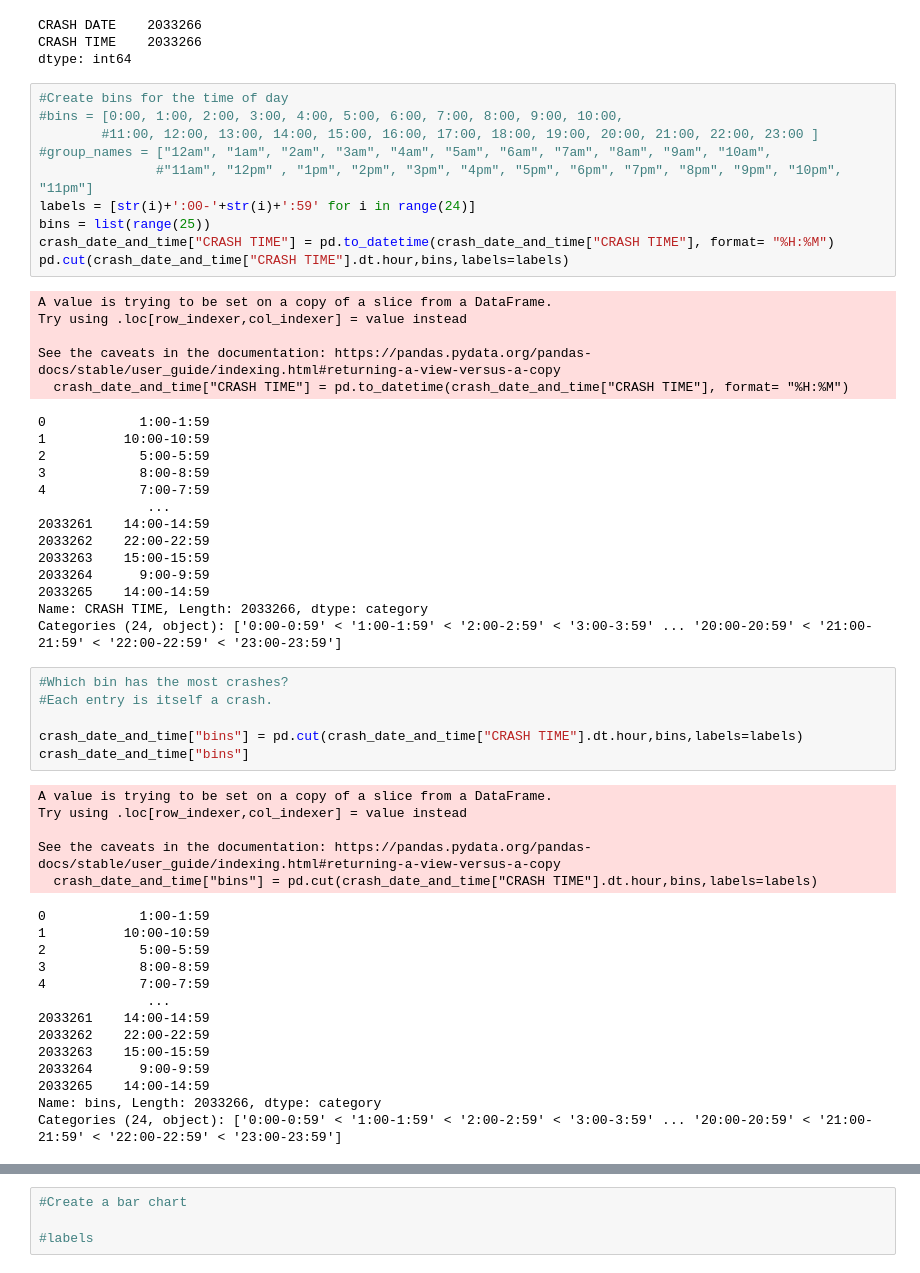
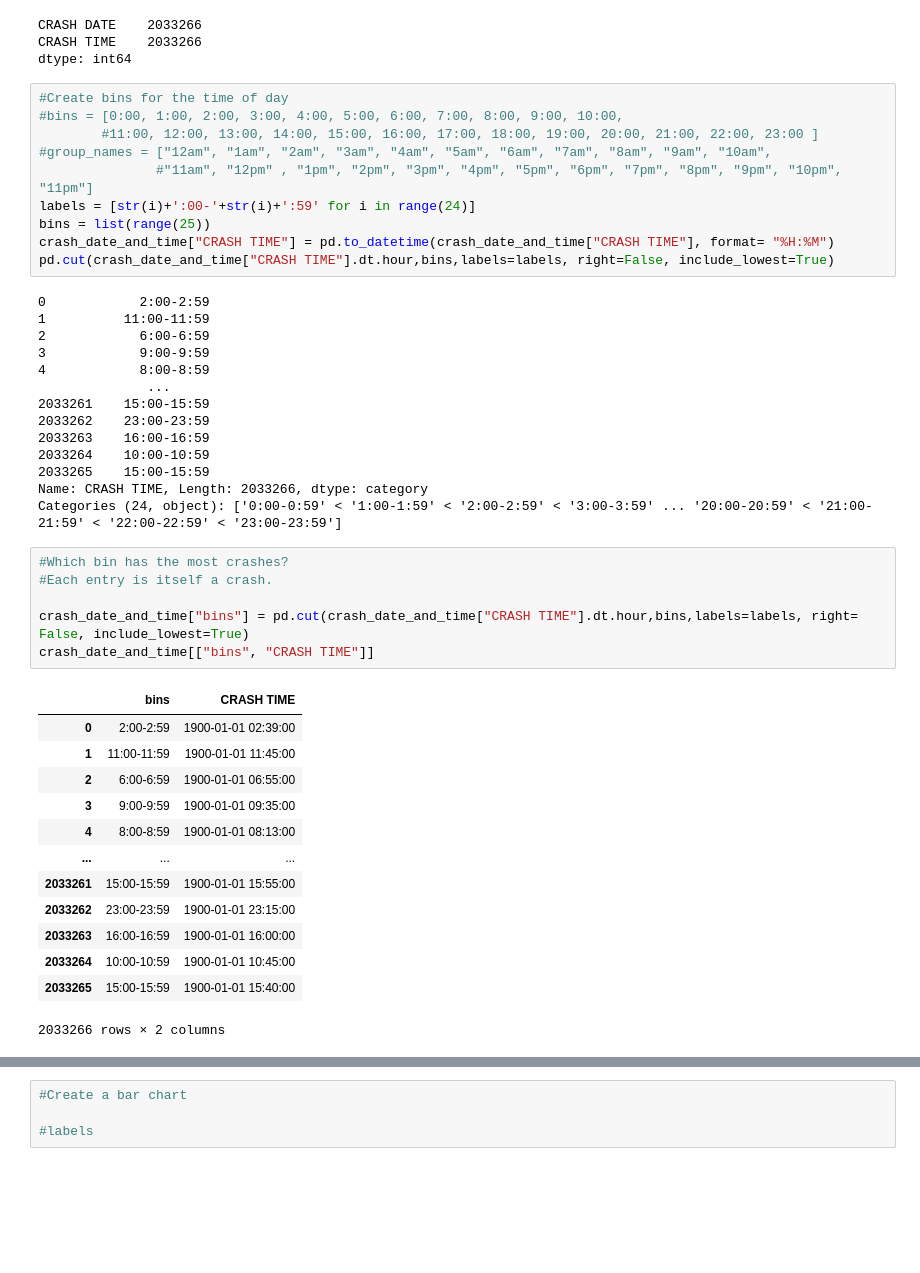
Before and after one commit to claytonstewart40/NYC-Vehicle-Collisions-Project-1, a Jupyter notebook: Q3/Question_3.ipynb, the cells around one changed output, grey strips where cells are left out. Saved outputs shown, nothing was run; the diff lists cells and outputs as text; blank space fills up the shorter version.

```diff
--- a/Q3/Question_3.ipynb
+++ b/Q3/Question_3.ipynb
@@ -56,50 +51,40 @@ dtype: int64
 labels = [str(i)+':00-'+str(i)+':59' for i in range(24)]
 bins = list(range(25))
 crash_date_and_time["CRASH TIME"] = pd.to_datetime(crash_date_and_time["CRASH TIME"], format= "%H:%M")
-pd.cut(crash_date_and_time["CRASH TIME"].dt.hour,bins,labels=labels)
+pd.cut(crash_date_and_time["CRASH TIME"].dt.hour,bins,labels=labels, right=False, include_lowest=True)
 # %% [output]
-A value is trying to be set on a copy of a slice from a DataFrame.
-Try using .loc[row_indexer,col_indexer] = value instead
-
-See the caveats in the documentation: https://pandas.pydata.org/pandas-docs/stable/user_guide/indexing.html#returning-a-view-versus-a-copy
-  crash_date_and_time["CRASH TIME"] = pd.to_datetime(crash_date_and_time["CRASH TIME"], format= "%H:%M")
+0            2:00-2:59
+1          11:00-11:59
+2            6:00-6:59
+3            9:00-9:59
+4            8:00-8:59
+              ...
+2033261    15:00-15:59
+2033262    23:00-23:59
+2033263    16:00-16:59
+2033264    10:00-10:59
+2033265    15:00-15:59
+Name: CRASH TIME, Length: 2033266, dtype: category
+Categories (24, object): ['0:00-0:59' < '1:00-1:59' < '2:00-2:59' < '3:00-3:59' ... '20:00-20:59' < '21:00-21:59' < '22:00-22:59' < '23:00-23:59']
-0            1:00-1:59
-1          10:00-10:59
-2            5:00-5:59
-3            8:00-8:59
-4            7:00-7:59
-              ...
-2033261    14:00-14:59
-2033262    22:00-22:59
-2033263    15:00-15:59
-2033264      9:00-9:59
-2033265    14:00-14:59
-Name: CRASH TIME, Length: 2033266, dtype: category
-Categories (24, object): ['0:00-0:59' < '1:00-1:59' < '2:00-2:59' < '3:00-3:59' ... '20:00-20:59' < '21:00-21:59' < '22:00-22:59' < '23:00-23:59']
 # %%
 #Which bin has the most crashes?
 #Each entry is itself a crash.
 
-crash_date_and_time["bins"] = pd.cut(crash_date_and_time["CRASH TIME"].dt.hour,bins,labels=labels)
-crash_date_and_time["bins"]
+crash_date_and_time["bins"] = pd.cut(crash_date_and_time["CRASH TIME"].dt.hour,bins,labels=labels, right= False, include_lowest=True)
+crash_date_and_time[["bins", "CRASH TIME"]]
 # %% [output]
+|  | bins | CRASH TIME |
+| 0 | 2:00-2:59 | 1900-01-01 02:39:00 |
+| 1 | 11:00-11:59 | 1900-01-01 11:45:00 |
+| 2 | 6:00-6:59 | 1900-01-01 06:55:00 |
+| 3 | 9:00-9:59 | 1900-01-01 09:35:00 |
+| 4 | 8:00-8:59 | 1900-01-01 08:13:00 |
+| ... | ... | ... |
+| 2033261 | 15:00-15:59 | 1900-01-01 15:55:00 |
+| 2033262 | 23:00-23:59 | 1900-01-01 23:15:00 |
+| 2033263 | 16:00-16:59 | 1900-01-01 16:00:00 |
+| 2033264 | 10:00-10:59 | 1900-01-01 10:45:00 |
+| 2033265 | 15:00-15:59 | 1900-01-01 15:40:00 |
-A value is trying to be set on a copy of a slice from a DataFrame.
-Try using .loc[row_indexer,col_indexer] = value instead
-
-See the caveats in the documentation: https://pandas.pydata.org/pandas-docs/stable/user_guide/indexing.html#returning-a-view-versus-a-copy
-  crash_date_and_time["bins"] = pd.cut(crash_date_and_time["CRASH TIME"].dt.hour,bins,labels=labels)
+2033266 rows × 2 columns
-0            1:00-1:59
-1          10:00-10:59
-2            5:00-5:59
-3            8:00-8:59
-4            7:00-7:59
-              ...
-2033261    14:00-14:59
-2033262    22:00-22:59
-2033263    15:00-15:59
-2033264      9:00-9:59
-2033265    14:00-14:59
-Name: bins, Length: 2033266, dtype: category
-Categories (24, object): ['0:00-0:59' < '1:00-1:59' < '2:00-2:59' < '3:00-3:59' ... '20:00-20:59' < '21:00-21:59' < '22:00-22:59' < '23:00-23:59']
 # %%
 # Count the number of crashes in each bin
```
Also changed, not shown: parts of 4 cells of this notebook.
